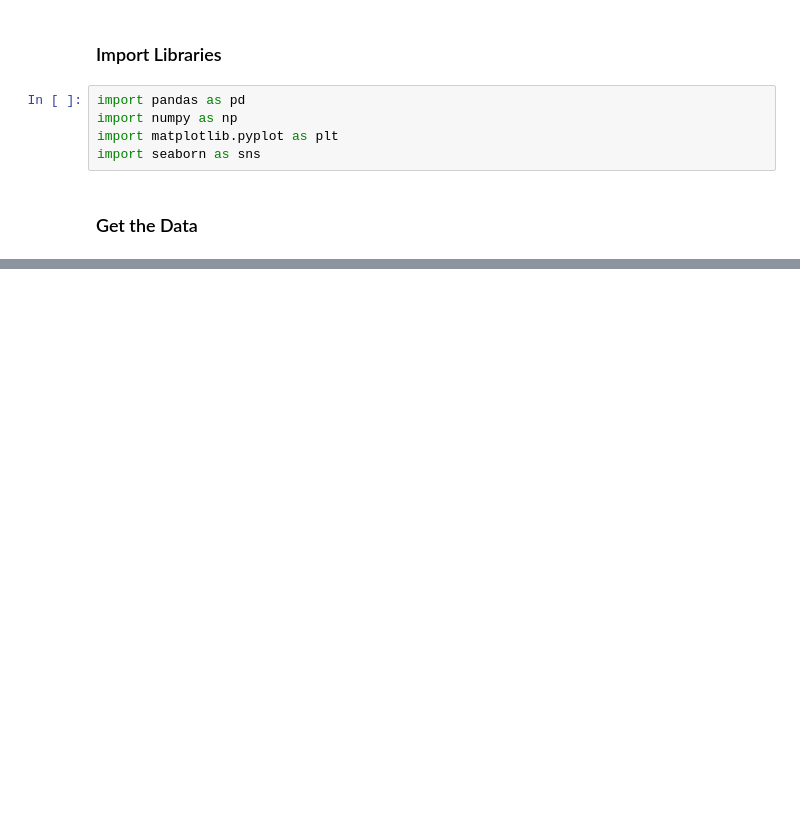
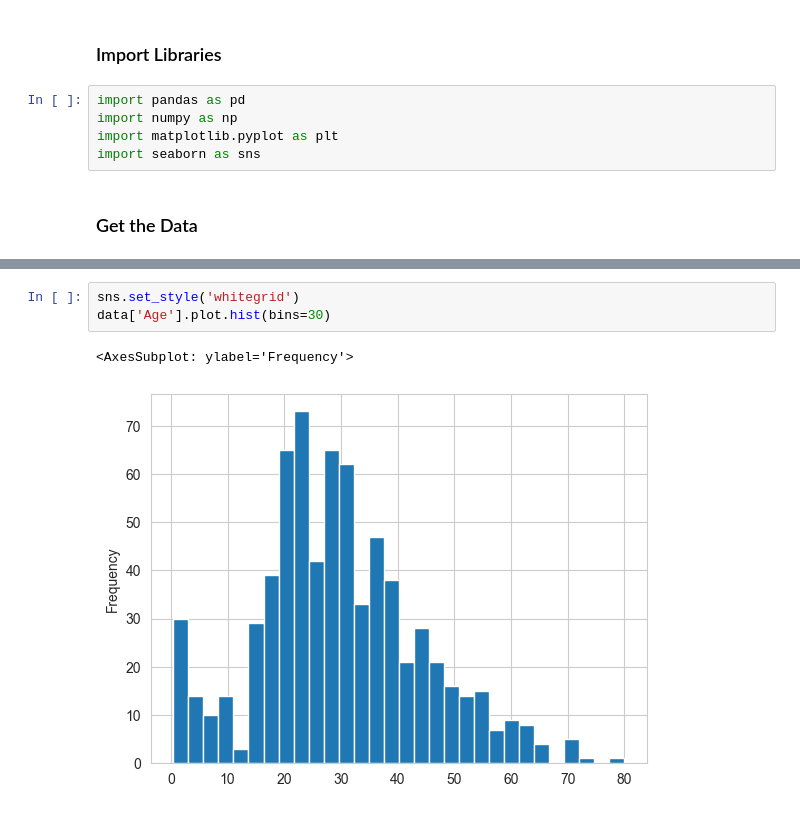
Before and after one commit to Saba-a11/Machine-Learning, a Jupyter notebook: MissingData.ipynb, the cells around one changed output, grey strips where cells are left out. Saved outputs shown, nothing was run; the diff lists cells and outputs as text; blank space fills up the shorter version.

```diff
--- a/MissingData.ipynb
+++ b/MissingData.ipynb
@@ -21,0 +67,6 @@ data.head()
+# %%
+sns.set_style('whitegrid')
+data['Age'].plot.hist(bins=30)
+# %% [output]
+<AxesSubplot: ylabel='Frequency'>
+[figure, added]
```
Also changed, not shown: parts of 10 cells of this notebook.
